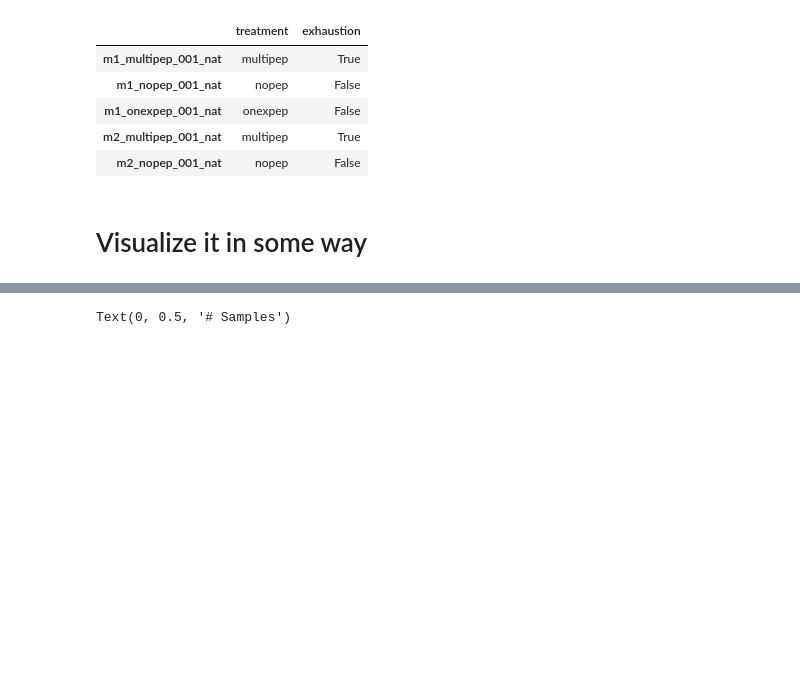
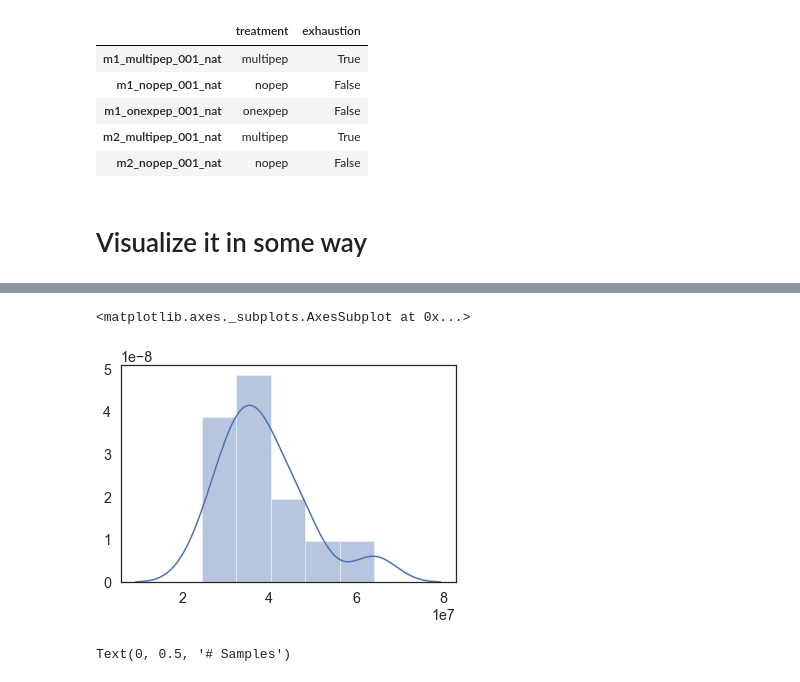
Before and after one commit to MarkGrivainis/itp_spring_2020, a Jupyter notebook: lecture_14/lecture_14_20200519_applied_pandas_seaborn_decomp_sklearn.ipynb, the cells around one changed output, grey strips where cells are left out. Cells and saved outputs as stored; diff of their text form; code cells hidden in the pictures; blank space fills up the shorter version.

```diff
--- a/lecture_14/lecture_14_20200519_applied_pandas_seaborn_decomp_sklearn.ipynb
+++ b/lecture_14/lecture_14_20200519_applied_pandas_seaborn_decomp_sklearn.ipynb
@@ -174,3 +207,8 @@ m5_multipep_001_nat    49203341
 dtype: int64
+# %%
+sns.distplot(reads_per_column)
+# %% [output]
+<matplotlib.axes._subplots.AxesSubplot at 0x...>
+[figure, added]
 # %%
 # Did we get an even number of reads per sample?
```
Also changed, not shown: parts of 48 cells of this notebook.
